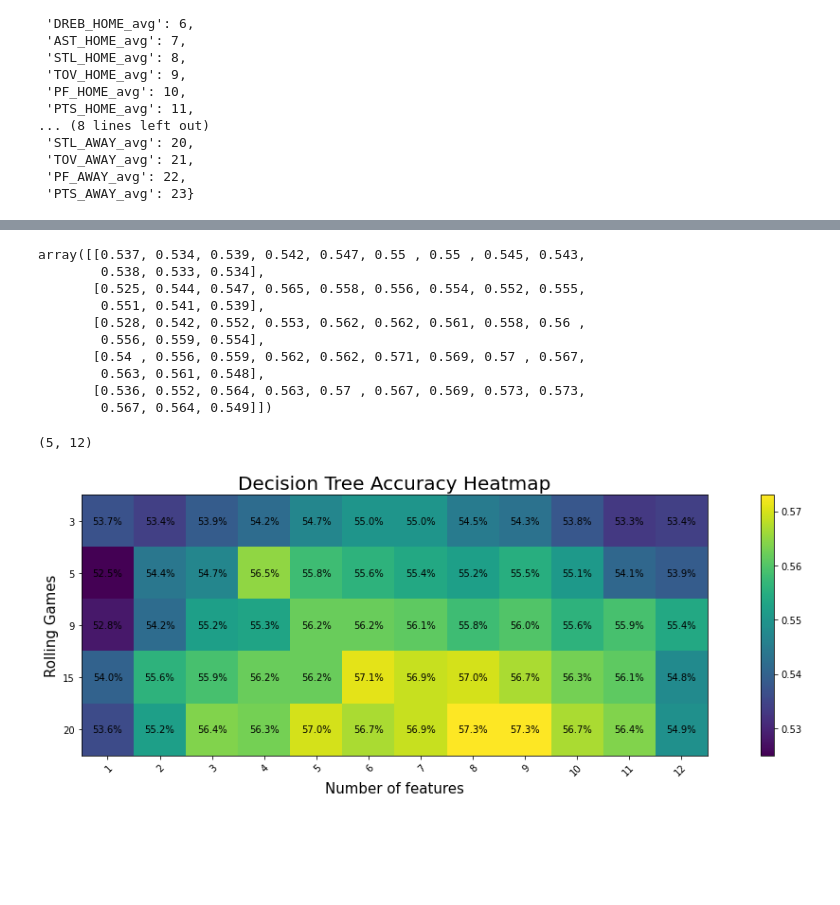
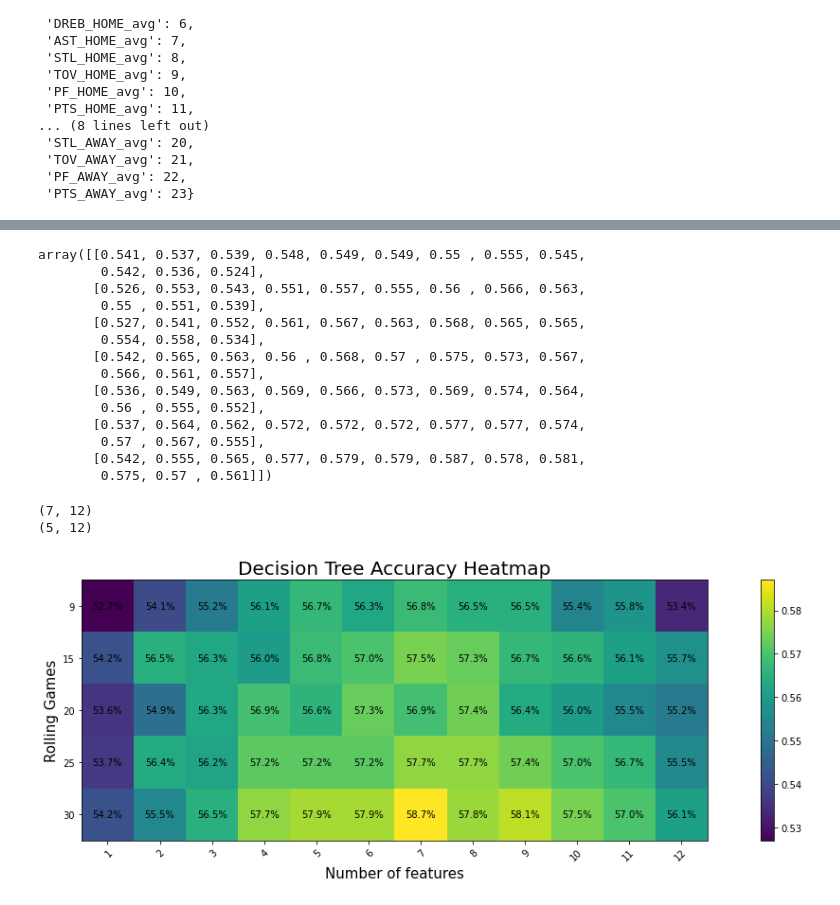
Before and after one commit to Tjrichards1300/NBAPredictions, a Jupyter notebook: code/Models/DecisionTreeModel.ipynb, the cells around one changed output, grey strips where cells are left out. Drawn from its saved outputs; the diff is of its cells as text; code cells hidden in the pictures; blank space fills up the shorter version.

```diff
--- a/code/Models/DecisionTreeModel.ipynb
+++ b/code/Models/DecisionTreeModel.ipynb
@@ -1,5 +1,5 @@
 # %%
-file_names = ["Rolling3GamesStandardized.csv", "Rolling5GamesStandardized.csv", "Rolling9GamesStandardized.csv", "Rolling15GamesStandardized.csv", "Rolling20GamesStandardized.csv"]
+file_names = ["Rolling3Games.csv", "Rolling5Games.csv", "Rolling9Games.csv", "Rolling15Games.csv", "Rolling20Games.csv", "Rolling25Games.csv", "Rolling30Games.csv"]
 # %%
 import pandas as pd
 import numpy as np
@@ -169,7 +170,7 @@ Accuracy: 57.26% and 57.26%
 # %%
 # Plot Histograms of accuracies
-rolling_avg_games = ["3", "5", "9", "15", "20"]
-fig, axes = plt.subplots(nrows=3, ncols=2, figsize=(10, 10), sharex=False)
+rolling_avg_games = [ "9", "15", "20", "25", "30"]
+fig, axes = plt.subplots(nrows=4, ncols=2, figsize=(10, 10), sharex=False)
 fig.suptitle('Decision Tree Accuracy Histograms', fontsize=16)
 fig.tight_layout(pad=5.0)
 # Set the ticks and ticklabels for all axes
@@ -178,5 +179,5 @@ for r in range(len(max_acc_matrix)):
     axes[r//2, r%2].set_xlabel("Accuracy")
     axes[r//2, r%2].set_ylabel("Frequency")
     axes[r//2, r%2].hist(acc_matrix[r], bins=[0.50, 0.51, 0.52, 0.53, 0.54, 0.55, 0.56, 0.57, 0.58])
-fig.delaxes(axes[2][1])
+fig.delaxes(axes[3][1])
 # %% [output]
@@ -186,45 +188,52 @@ fig.delaxes(axes[2][1])
 max_acc_matrix = np.around(max_acc_matrix, decimals=3)
 max_acc_matrix
 # %% [output]
-array([[0.537, 0.534, 0.539, 0.542, 0.547, 0.55 , 0.55 , 0.545, 0.543,
-        0.538, 0.533, 0.534],
-       [0.525, 0.544, 0.547, 0.565, 0.558, 0.556, 0.554, 0.552, 0.555,
-        0.551, 0.541, 0.539],
-       [0.528, 0.542, 0.552, 0.553, 0.562, 0.562, 0.561, 0.558, 0.56 ,
-        0.556, 0.559, 0.554],
-       [0.54 , 0.556, 0.559, 0.562, 0.562, 0.571, 0.569, 0.57 , 0.567,
-        0.563, 0.561, 0.548],
-       [0.536, 0.552, 0.564, 0.563, 0.57 , 0.567, 0.569, 0.573, 0.573,
-        0.567, 0.564, 0.549]])
+array([[0.541, 0.537, 0.539, 0.548, 0.549, 0.549, 0.55 , 0.555, 0.545,
+        0.542, 0.536, 0.524],
+       [0.526, 0.553, 0.543, 0.551, 0.557, 0.555, 0.56 , 0.566, 0.563,
+        0.55 , 0.551, 0.539],
+       [0.527, 0.541, 0.552, 0.561, 0.567, 0.563, 0.568, 0.565, 0.565,
+        0.554, 0.558, 0.534],
+       [0.542, 0.565, 0.563, 0.56 , 0.568, 0.57 , 0.575, 0.573, 0.567,
+        0.566, 0.561, 0.557],
+       [0.536, 0.549, 0.563, 0.569, 0.566, 0.573, 0.569, 0.574, 0.564,
+        0.56 , 0.555, 0.552],
+       [0.537, 0.564, 0.562, 0.572, 0.572, 0.572, 0.577, 0.577, 0.574,
+        0.57 , 0.567, 0.555],
+       [0.542, 0.555, 0.565, 0.577, 0.579, 0.579, 0.587, 0.578, 0.581,
+        0.575, 0.57 , 0.561]])
 # %%
 feature_selection_size = ["1", "2", "3", "4", "5", "6", "7", "8", "9", "10", "11", "12"]
 print(max_acc_matrix.shape)
+max_acc_matrix_new = max_acc_matrix[2:, :]
+print(max_acc_matrix_new.shape)
 fig, ax = plt.subplots(figsize=(16,5))
-im = ax.imshow(max_acc_matrix)
+im = ax.imshow(max_acc_matrix_new)
 
 # Show all ticks and label them with the respective list entries
 
 ax.set_xticks(range(0, 12))
 ax.set_xticklabels(range(1, 13))
-ax.set_yticklabels([0, 3, 5, 9, 15, 20])
+ax.set_yticklabels([0, 9, 15, 20, 25, 30])
 
 ax.figure.colorbar(im, ax = ax)
 
 # Rotate the tick labels and set their alignment.
 plt.setp(ax.get_xticklabels(), rotation=45, ha="right",
          rotation_mode="anchor")
 
 # Loop over data dimensions and create text annotations.
 for i in range(len(rolling_avg_games)):
     for j in range(len(feature_selection_size)):
-        text = ax.text(j, i, '{:.1%}'.format(max_acc_matrix[i, j,]),
+        text = ax.text(j, i, '{:.1%}'.format(max_acc_matrix_new[i, j,]),
                        ha="center", va="center", color="black")
 
 ax.set_title("Decision Tree Accuracy Heatmap", size=20)
 ax.set_xlabel("Number of features", size=15)
 ax.set_ylabel("Rolling Games", size=15)
 fig.tight_layout()
 plt.show()
 # %% [output]
+(7, 12)
 (5, 12)
-[figure, old version]
+[figure, new version]
```
Also changed, not shown: parts of 4 cells of this notebook, 8 other files.
